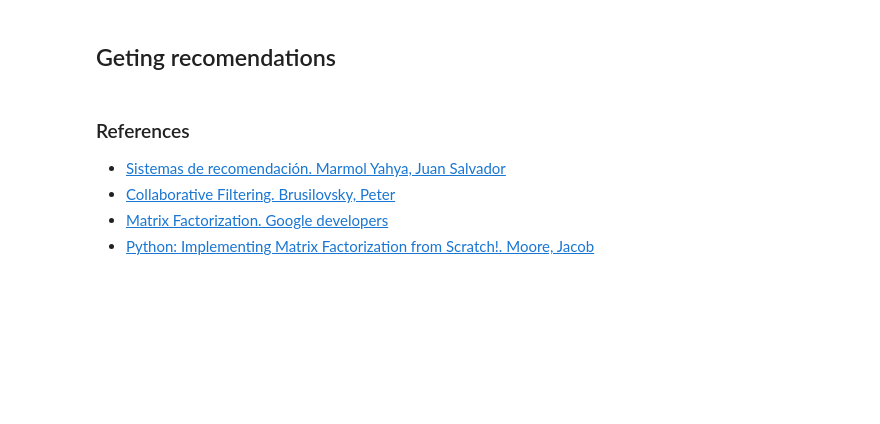
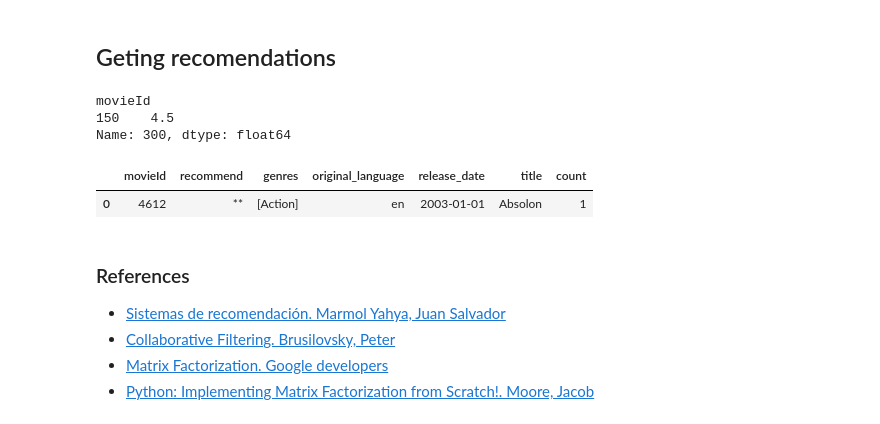
Before and after one commit to carlosgeovany/MachineLearning, a Jupyter notebook: RecommenderSystem.ipynb, the cells around one changed output. Cells and saved outputs as stored; diff of their text form; code cells hidden in the pictures; blank space fills up the shorter version.

```diff
--- a/RecommenderSystem.ipynb
+++ b/RecommenderSystem.ipynb
@@ -500,10 +498,10 @@ plt.show()
 # %%
 ## Best matrix with best k
 K = 9
-recomm = matrix_factorization(ratings,K)
+recomm = matrix_factorization(matrix,K)
 ## Train the model, default iterations is 2
 learning_rate = 0.1
-recomm.fit(learning_rate,iterations=20)
+recomm.fit(learning_rate,iterations=50)
 # %%
 ## Plot MSE over iterations
 plt.figure(figsize=(11, 5))
@@ -520,8 +532,20 @@ recomm.matrix
 # %% [markdown]
 ## Geting recomendations
+# %%
+## User ratings
+user = 300
+movieId = 150
+ratings.loc[(user, [movieId])]
+# %% [output]
+movieId
+150    4.5
+Name: 300, dtype: float64
 # %%
-## Top 5 movies to recommend
-recomm.top_recommends(user=1, movies_data, top=3)
+## Recommended movies by top rating
+recomm.top_recommends(user, movies_data)
+# %% [output]
+|  | movieId | recommend | genres | original_language | release_date | title | count |
+| 0 | 4612 | ** | [Action] | en | 2003-01-01 | Absolon | 1 |
 # %% [markdown]
 ### References
 
```
Also changed, not shown: parts of 8 cells of this notebook.
